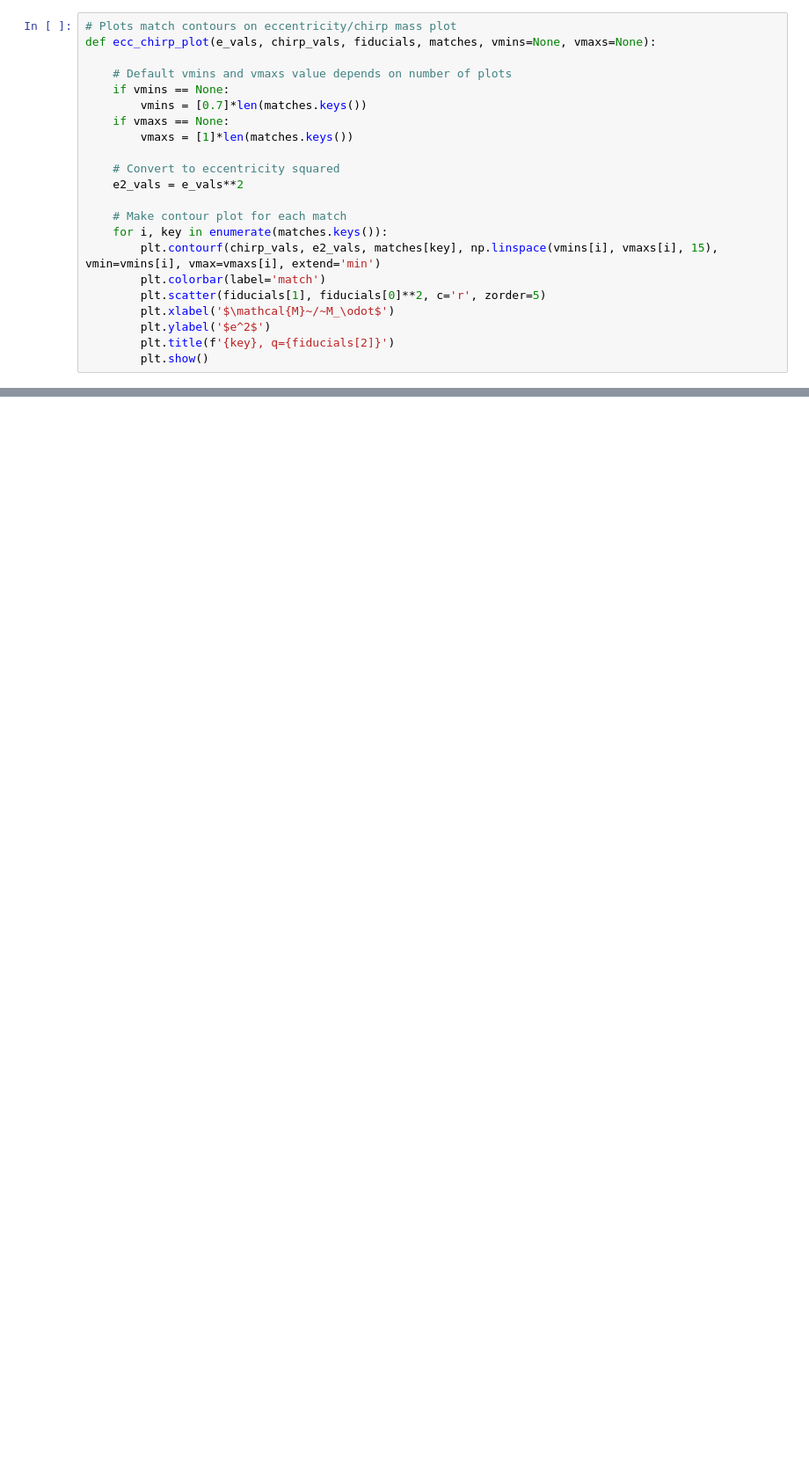
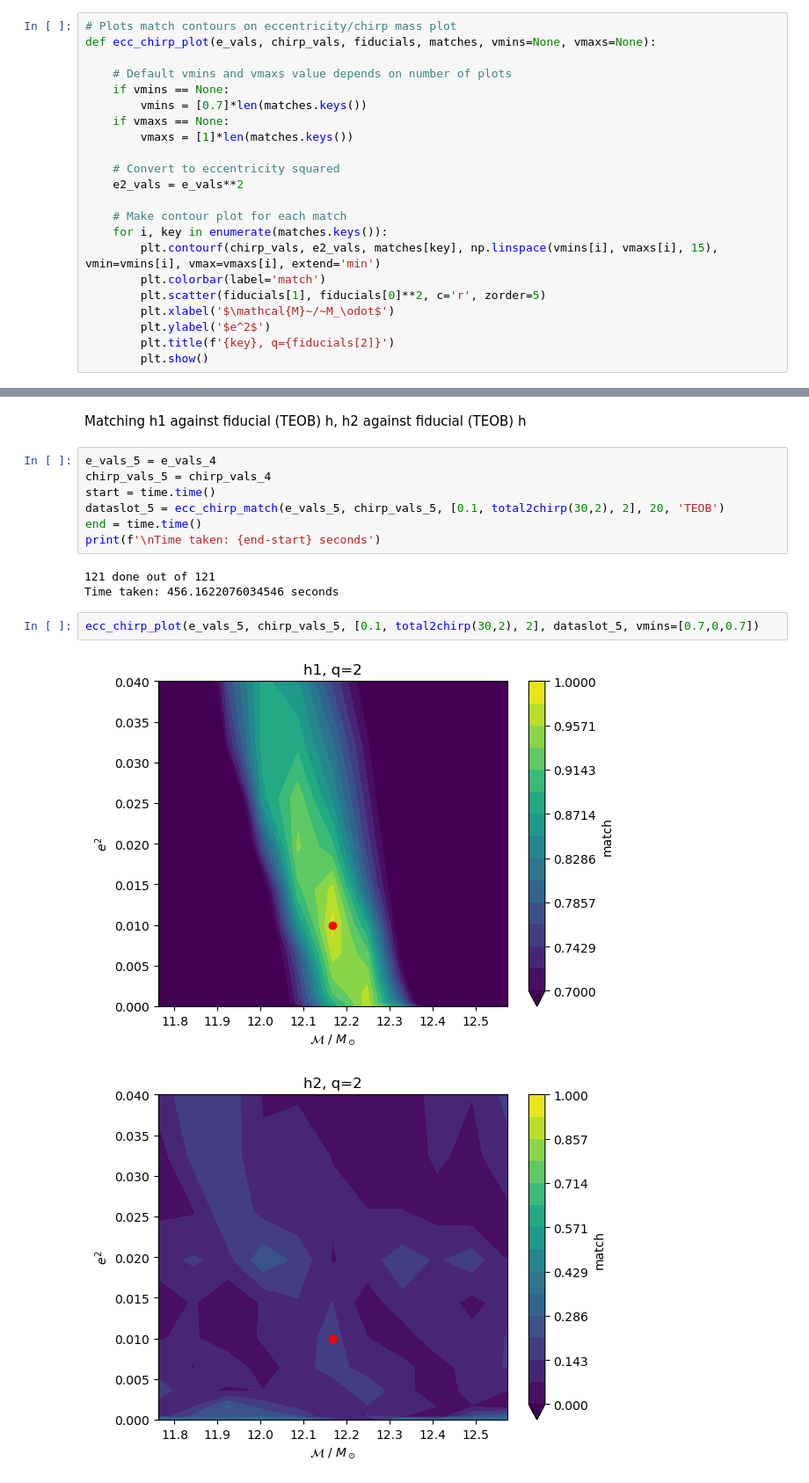
Before and after one commit to BenGPatterson/EccentricBinaries, a Jupyter notebook: notebooks/e_sqrd_chirp_plots.ipynb, the cells around one changed output, grey strips where cells are left out. Shown at 88% size. Drawn from its saved outputs; the diff is of its cells as text; blank space fills up the shorter version.

```diff
--- a/notebooks/e_sqrd_chirp_plots.ipynb
+++ b/notebooks/e_sqrd_chirp_plots.ipynb
@@ -113,0 +199,17 @@ ecc_chirp_plot(e_vals_2, chirp_vals_2, [0.1, 24, 2], dataslot_2, vmins=[0.7,0,0.
+# %% [markdown]
+Matching h1 against fiducial (TEOB) h, h2 against fiducial (TEOB) h
+# %%
+e_vals_5 = e_vals_4
+chirp_vals_5 = chirp_vals_4
+start = time.time()
+dataslot_5 = ecc_chirp_match(e_vals_5, chirp_vals_5, [0.1, total2chirp(30,2), 2], 20, 'TEOB')
+end = time.time()
+print(f'\nTime taken: {end-start} seconds')
+# %% [output]
+121 done out of 121
+Time taken: 456.1622076034546 seconds
+# %%
+ecc_chirp_plot(e_vals_5, chirp_vals_5, [0.1, total2chirp(30,2), 2], dataslot_5, vmins=[0.7,0,0.7])
+# %% [output]
+[figure, added]
+[figure, added]
```
Also changed, not shown: parts of 23 cells of this notebook, 1 other file.
